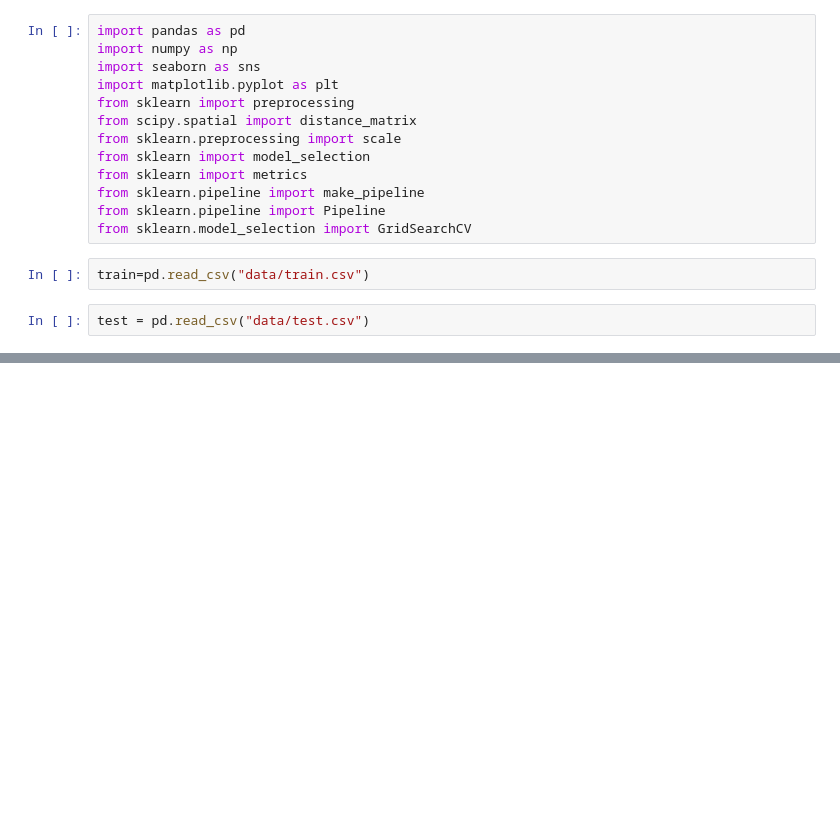
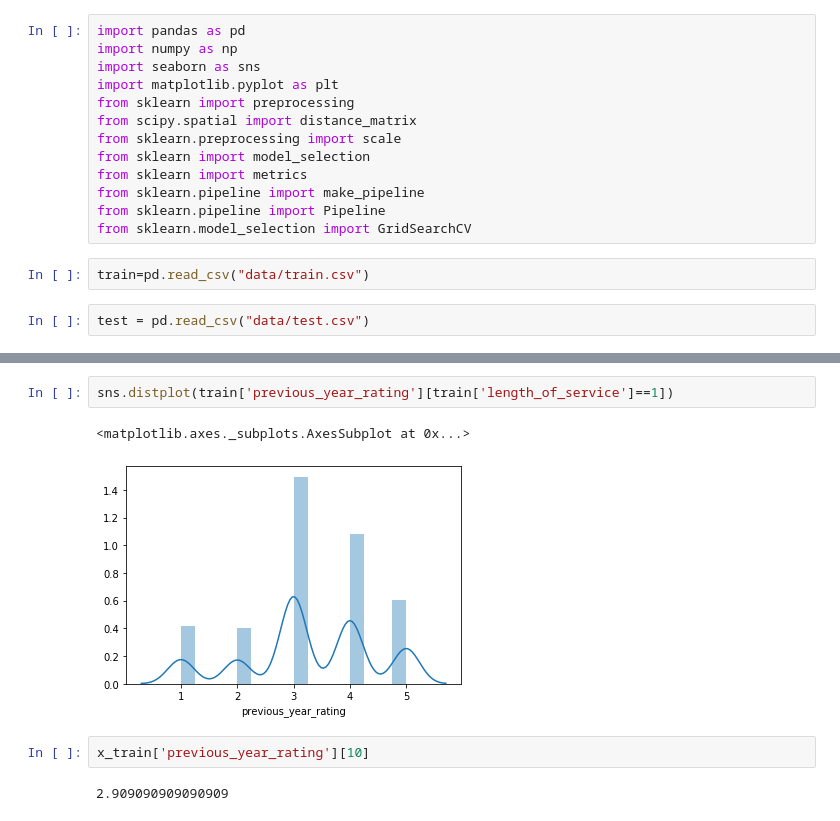
Before and after one commit to lakshyagupta2409/HRAnalytics, a Jupyter notebook: DataExplorationAnd Cleaning.ipynb, the cells around one changed output, grey strips where cells are left out. Cells and saved outputs as stored; diff of their text form; blank space fills up the shorter version.

```diff
--- a/DataExplorationAnd Cleaning.ipynb
+++ b/DataExplorationAnd Cleaning.ipynb
@@ -70,0 +151,9 @@ transformDF =
+# %%
+sns.distplot(train['previous_year_rating'][train['length_of_service']==1])
+# %% [output]
+<matplotlib.axes._subplots.AxesSubplot at 0x...>
+[figure, added]
+# %%
+x_train['previous_year_rating'][10]
+# %% [output]
+2.909090909090909
```
Also changed, not shown: parts of 21 cells of this notebook.
